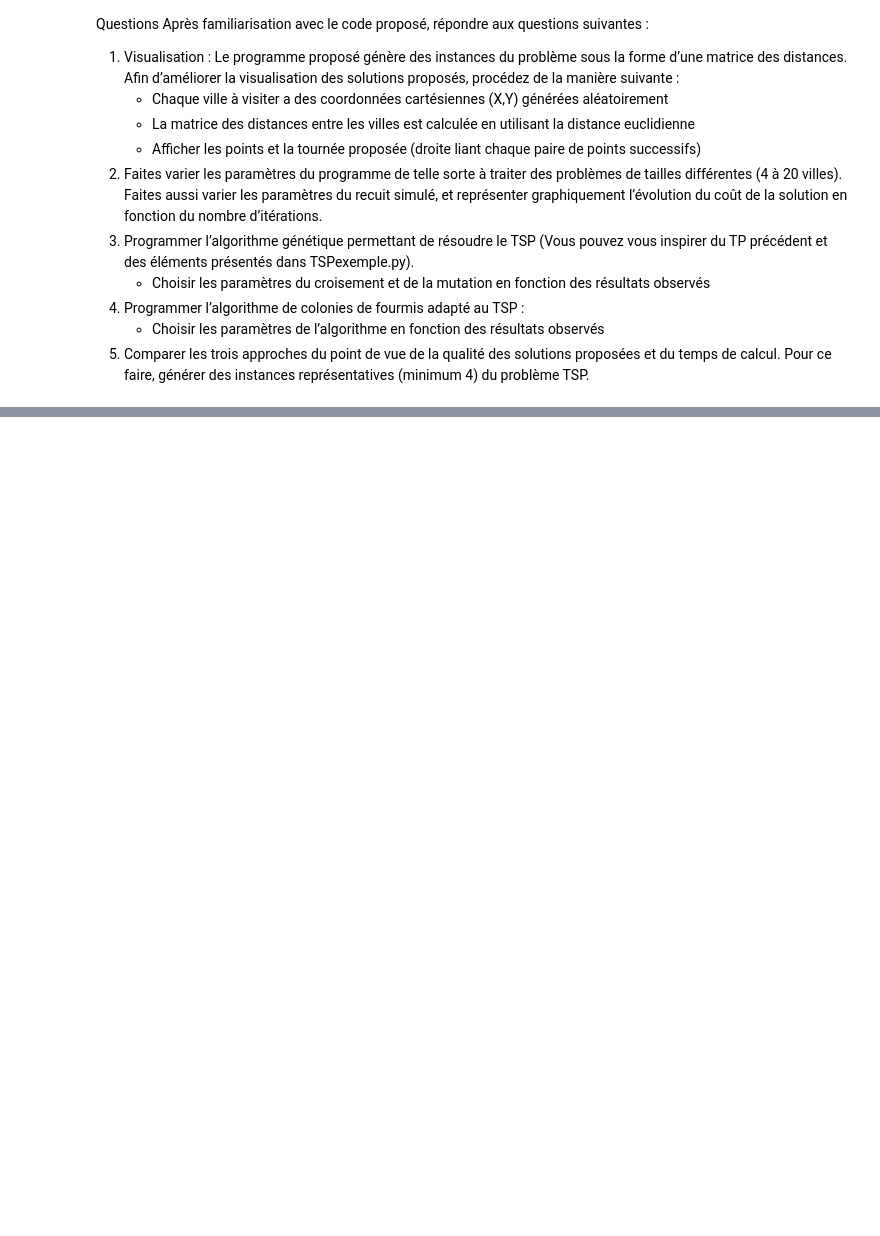
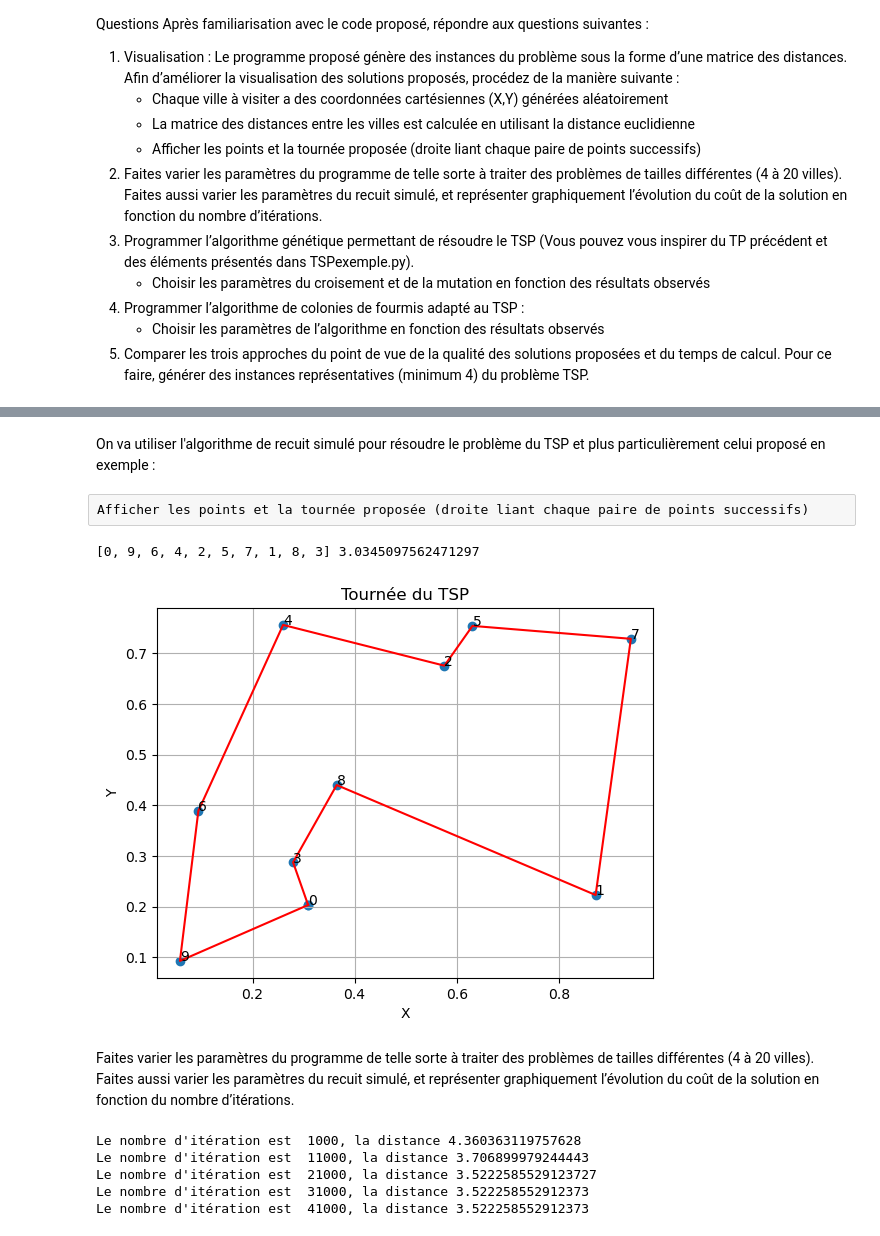
Before and after one commit to thibault-chausson/AI52-TP, a Jupyter notebook: TP3/TP3.ipynb, the cells around one changed output, grey strips where cells are left out. Drawn from its saved outputs; the diff is of its cells as text; code cells hidden in the pictures; blank space fills up the shorter version.

```diff
--- a/TP3/TP3.ipynb
+++ b/TP3/TP3.ipynb
@@ -25,0 +33,8 @@ problème TSP.
+# %%
+def generate_random_cities(nb_cities):
+    cities = []
+    for i in range(nb_cities):
+        cities.append((random.random(), random.random()))
+    return cities
+
+print(generate_random_cities(10))
@@ -25,0 +83,69 @@ problème TSP.
+# %% [markdown]
+On va utiliser l'algorithme de recuit simulé pour résoudre le problème du TSP et plus particulièrement celui proposé en exemple :
+# %%
+# recuit_simule(nombre_de_ville, distances, T, facteur, tour)
+
+NOMBRE_DE_VILLES = 10
+TEMPERATURE = 1000
+FACTEUR = 0.99
+TOUR = 1000
+
+coor_ville = generate_random_cities(NOMBRE_DE_VILLES)
+distances_ville = matrice_distance_ville(coor_ville)
+
+ordre_ville, distance_totale = tsp.recuit_simule(NOMBRE_DE_VILLES, distances_ville, TEMPERATURE, FACTEUR, TOUR)
+# %% [raw]
+Afficher les points et la tournée proposée (droite liant chaque paire de points successifs)
+# %%
+print(ordre_ville, distance_totale)
+
+def afficaghe(coor_ville_p, ordre_ville_p):
+    # Extraction des coordonnées dans l'ordre de visite
+    x = [coor_ville_p[i][0] for i in ordre_ville_p]
+    y = [coor_ville_p[i][1] for i in ordre_ville_p]
+
+    # Ajout du point de départ à la fin pour fermer la boucle
+    x.append(x[0])
+    y.append(y[0])
+
+    # Affichage des points
+    plt.scatter(x, y)
+
+    # Affichage de la tournée
+    plt.plot(x, y, 'r')
+
+    # Ajout d'étiquettes pour chaque point
+    for i in range(len(ordre_ville_p)):
+        plt.annotate(ordre_ville_p[i], (x[i], y[i]))
+
+    # Affichage du graphique
+    plt.title("Tournée du TSP")
+    plt.xlabel("X")
+    plt.ylabel("Y")
+    plt.grid(True)
+    plt.show()
+
+afficaghe(coor_ville, ordre_ville)
+# %% [output]
+[0, 9, 6, 4, 2, 5, 7, 1, 8, 3] 3.0345097562471297
+[figure, added]
+# %% [markdown]
+Faites varier les paramètres du programme de telle sorte à traiter des problèmes de tailles différentes (4 à 20 villes). Faites aussi varier les paramètres du recuit simulé, et représenter graphiquement l’évolution du coût de la solution en fonction du nombre d’itérations.
+# %%
+NOMBRE_DE_VILLES = 15 # 10
+TEMPERATURE = 10000 # *10
+FACTEUR = 0.999 # 0.99
+TOUR = 50000 # *5
+
+coor_ville = generate_random_cities(NOMBRE_DE_VILLES)
+distances_ville = matrice_distance_ville(coor_ville)
+
+for i in range(1000, TOUR, 10000):
+    ordre_ville, distance_totale = tsp.recuit_simule(NOMBRE_DE_VILLES, distances_ville, TEMPERATURE, FACTEUR, i)
+    print(f"Le nombre d'itération est  {i}, la distance {distance_totale}")
+# %% [output]
+Le nombre d'itération est  1000, la distance 4.360363119757628
+Le nombre d'itération est  11000, la distance 3.706899979244443
+Le nombre d'itération est  21000, la distance 3.5222585529123727
+Le nombre d'itération est  31000, la distance 3.522258552912373
+Le nombre d'itération est  41000, la distance 3.522258552912373
```
Also changed, not shown: parts of 17 cells of this notebook, 1 other file.
